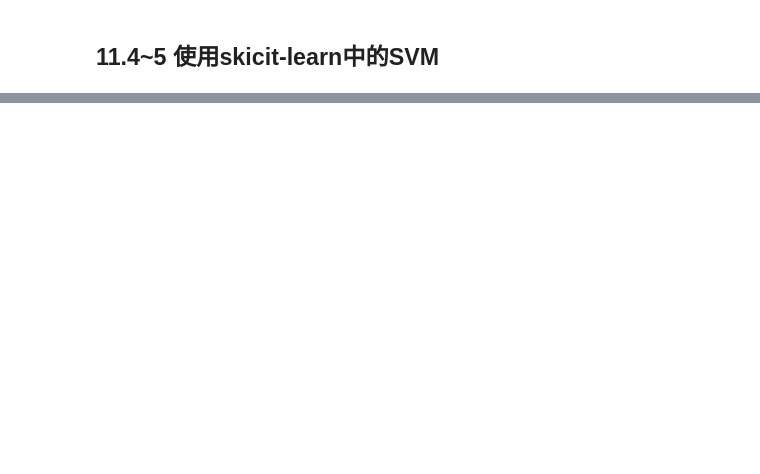
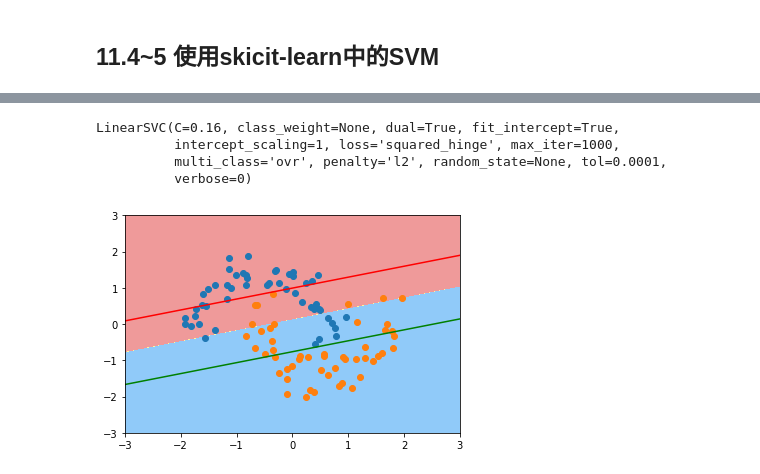
Before and after one commit to Yaser-wyx/ML, a Jupyter notebook: C11/C11.4.ipynb, the cells around one changed output, grey strips where cells are left out. Saved outputs shown, nothing was run; the diff lists cells and outputs as text; code cells hidden in the pictures; blank space fills up the shorter version.

```diff
--- a/C11/C11.4.ipynb
+++ b/C11/C11.4.ipynb
@@ -17,0 +65,48 @@ plt.show()
+# %%
+def plot_svc_decision_boundary(model, axis):
+
+    x0, x1 = np.meshgrid(
+        np.linspace(axis[0], axis[1], int((axis[1]-axis[0])*100)).reshape(-1, 1),
+        np.linspace(axis[2], axis[3], int((axis[3]-axis[2])*100)).reshape(-1, 1),
+    )
+    X_new = np.c_[x0.ravel(), x1.ravel()]
+
+    y_predict = model.predict(X_new)
+    zz = y_predict.reshape(x0.shape)
+
+    from matplotlib.colors import ListedColormap
+    custom_cmap = ListedColormap(['#EF9A9A','#FFF59D','#90CAF9'])
+
+    plt.contourf(x0, x1, zz, linewidth=5, cmap=custom_cmap)
+
+    w = model.coef_[0]
+    b = model.intercept_[0]
+
+    # w0*x0 + w1*x1 + b = 0
+    # => x1 = -w0/w1 * x0 - b/w1
+    plot_x = np.linspace(axis[0], axis[1], 200)
+    up_y = -w[0]/w[1] * plot_x - b/w[1] + 1/w[1]
+    down_y = -w[0]/w[1] * plot_x - b/w[1] - 1/w[1]
+
+    up_index = (up_y >= axis[2]) & (up_y <= axis[3])
+    down_index = (down_y >= axis[2]) & (down_y <= axis[3])
+    plt.plot(plot_x[up_index], up_y[up_index], color='green')
+    plt.plot(plot_x[down_index], down_y[down_index], color='r')
+# %%
+svc = LinearSVC(C = 0.16)
+std = StandardScaler()
+std.fit(X)
+std_X = std.transform(X)
+svc.fit(X,y)
+# %% [output]
+LinearSVC(C=0.16, class_weight=None, dual=True, fit_intercept=True,
+          intercept_scaling=1, loss='squared_hinge', max_iter=1000,
+          multi_class='ovr', penalty='l2', random_state=None, tol=0.0001,
+          verbose=0)
+# %%
+plot_svc_decision_boundary(svc,[-3,3,-3,3])
+plt.scatter(std_X[y==0,0],std_X[y==0,1])
+plt.scatter(std_X[y==1,0],std_X[y==1,1])
+plt.show()
+# %% [output]
+[figure, added]
```
Also changed, not shown: parts of 6 cells of this notebook.
